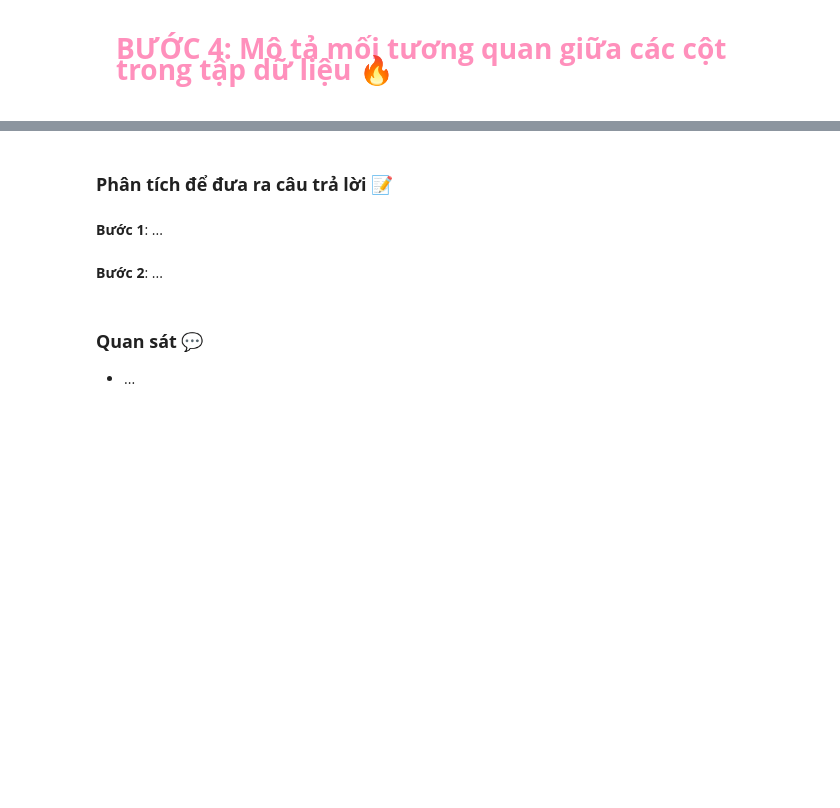
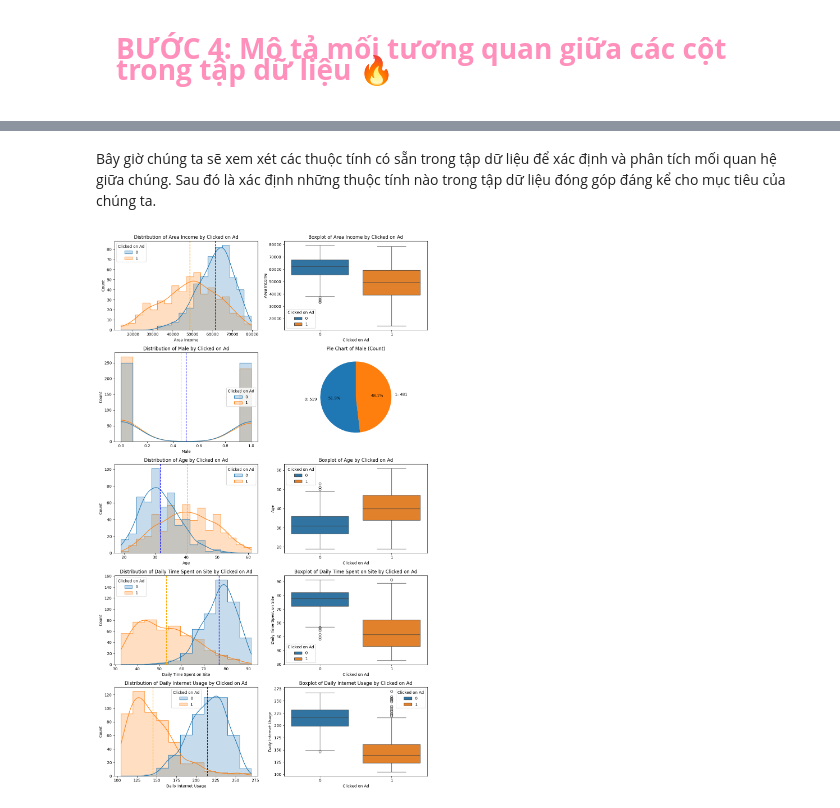
Before and after one commit to Alexieve/Applied-Data-Analytics, a Jupyter notebook: Notebooks/2-EDA/2_EDA.ipynb, the cells around one changed output, grey strips where cells are left out. Drawn from its saved outputs; the diff is of its cells as text; code cells hidden in the pictures; blank space fills up the shorter version.

```diff
--- a/Notebooks/2-EDA/2_EDA.ipynb
+++ b/Notebooks/2-EDA/2_EDA.ipynb
@@ -714,9 +245,35 @@ plt.show()
-# %% [markdown]
-### **Phân tích để đưa ra câu trả lời** 📝
-# %% [markdown]
-**Bước 1**: ...
-# %% [markdown]
-**Bước 2**: ...
-# %% [markdown]
-### **Quan sát** 💬
-- ...
+# %% [markdown]
+Bây giờ chúng ta sẽ xem xét các thuộc tính có sẵn trong tập dữ liệu để xác định và phân tích mối quan hệ giữa chúng. Sau đó là xác định những thuộc tính nào trong tập dữ liệu đóng góp đáng kể cho mục tiêu của chúng ta.
+# %%
+fig, axes = plt.subplots(len(numerical_columns) - 1, 2, figsize=(12, 4 * (len(numerical_columns) - 1)))  # Số hàng dựa trên số lượng feature, trừ `Clicked on Ad`
+
+for row, feature in enumerate(numerical_columns):
+    if feature == 'Clicked on Ad':
+        continue
+
+    sns.histplot(data=df, x=feature, hue='Clicked on Ad', kde=True, element="step", ax=axes[row, 0])
+    axes[row, 0].set_title(f'Distribution of {feature} by Clicked on Ad')
+
+    means = df.groupby('Clicked on Ad')[feature].mean()
+
+    for idx, mean in enumerate(means):
+        color = 'blue' if idx == 0 else 'orange'
+        axes[row, 0].axvline(mean, color=color, linestyle='--', linewidth=1.5,
+                             label=f'Mean (Clicked on Ad = {idx})' if row == 0 else "")
+
+
+
+    if feature in ['Male', 'Clicked on Ad']:
+        values = df[feature].value_counts()
+        axes[row, 1].pie(values, labels=[f'{label}: {count}' for label, count in zip(values.index, values)],
+                         startangle=90, autopct='%1.1f%%')
+        axes[row, 1].set_title(f'Pie Chart of {feature} (Count)')
+    else:
+        # Nếu không phải 'Male' hay 'Clicked on Ad', thì vẽ boxplot
+        sns.boxplot(x='Clicked on Ad', y=feature, hue='Clicked on Ad', data=df, ax=axes[row, 1], dodge=False)
+        axes[row, 1].set_title(f'Boxplot of {feature} by Clicked on Ad')
+
+plt.tight_layout()
+plt.show()
+# %% [output]
+[figure, added]
```
Also changed, not shown: parts of 191 cells of this notebook, 8 other files.
